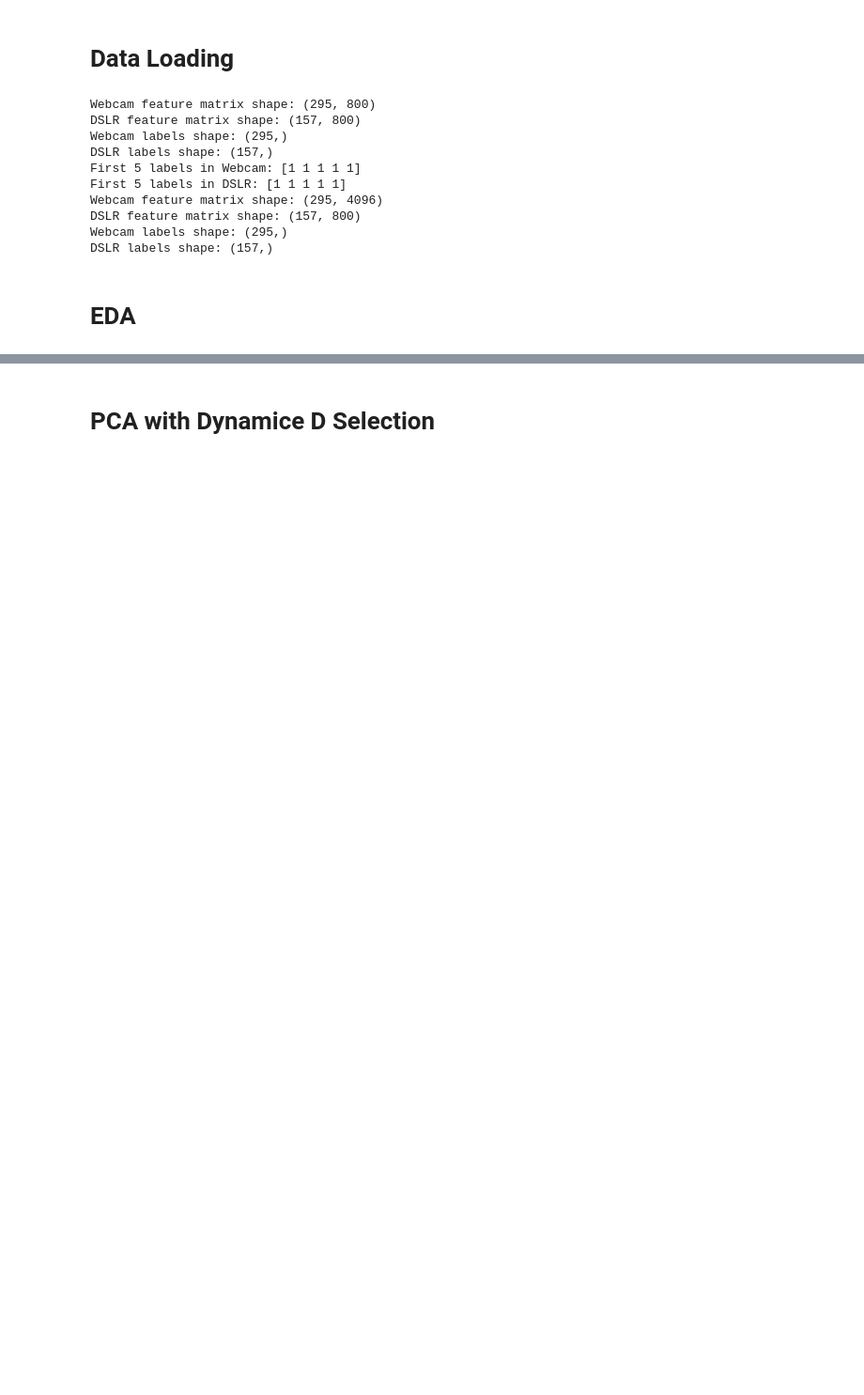
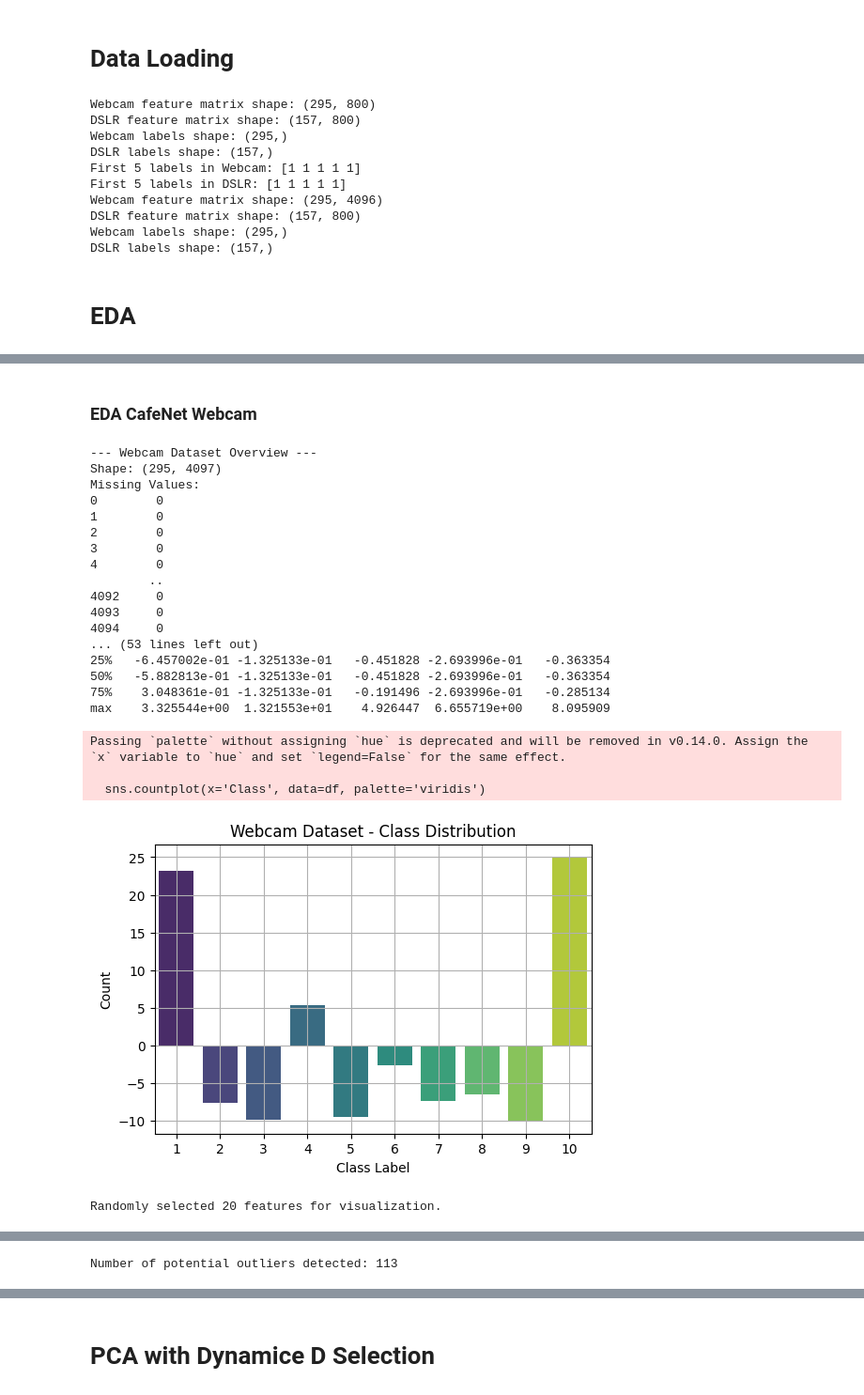
Before and after one commit to ZahirAhmadChaudhry/transfer-learning-and-optimal-transport-project-AML, a Jupyter notebook: Notebooks/domain_adaptation.ipynb, the cells around one changed output, grey strips where cells are left out. Shown at 94% size. Saved outputs shown, nothing was run; the diff lists cells and outputs as text; code cells hidden in the pictures; blank space fills up the shorter version.

```diff
--- a/Notebooks/domain_adaptation.ipynb
+++ b/Notebooks/domain_adaptation.ipynb
@@ -136,0 +246,28 @@ plt.show()
+# %% [markdown]
+### EDA CafeNet Webcam
+# %%
+# For Webcam dataset - CaffeNet
+eda_on_dataset(X_webcam_caf, y_webcam_caf, dataset_name="Webcam Dataset", max_features=20)
+# %% [output]
+--- Webcam Dataset Overview ---
+Shape: (295, 4097)
+Missing Values:
+0        0
+1        0
+2        0
+3        0
+4        0
+        ..
+4092     0
+4093     0
+4094     0
+... (53 lines left out)
+25%   -6.457002e-01 -1.325133e-01   -0.451828 -2.693996e-01   -0.363354
+50%   -5.882813e-01 -1.325133e-01   -0.451828 -2.693996e-01   -0.363354
+75%    3.048361e-01 -1.325133e-01   -0.191496 -2.693996e-01   -0.285134
+max    3.325544e+00  1.321553e+01    4.926447  6.655719e+00    8.095909
+Passing `palette` without assigning `hue` is deprecated and will be removed in v0.14.0. Assign the `x` variable to `hue` and set `legend=False` for the same effect.
+
+  sns.countplot(x='Class', data=df, palette='viridis')
+[figure, added]
+Randomly selected 20 features for visualization.
@@ -136,0 +276 @@ plt.show()
+Number of potential outliers detected: 113
```
Also changed, not shown: parts of 40 cells of this notebook, 6 other files.
